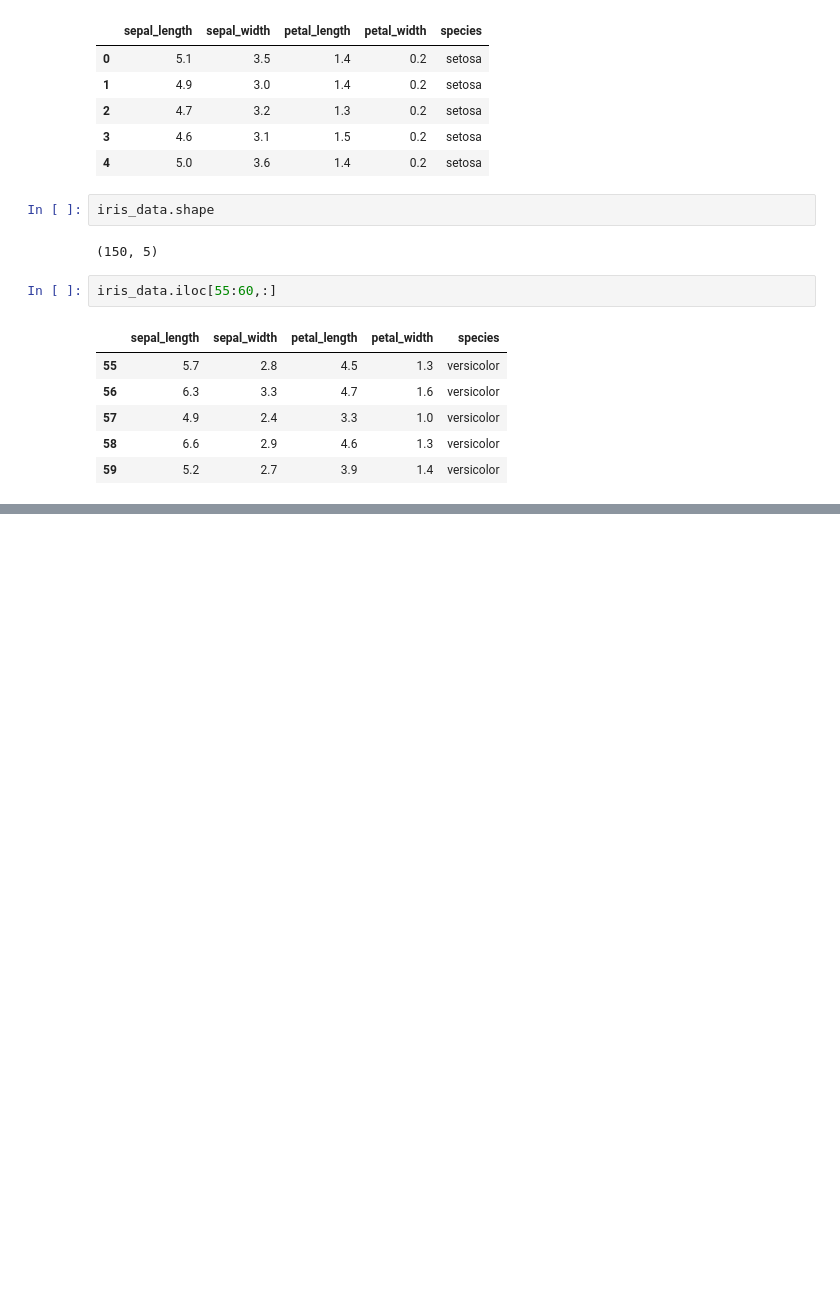
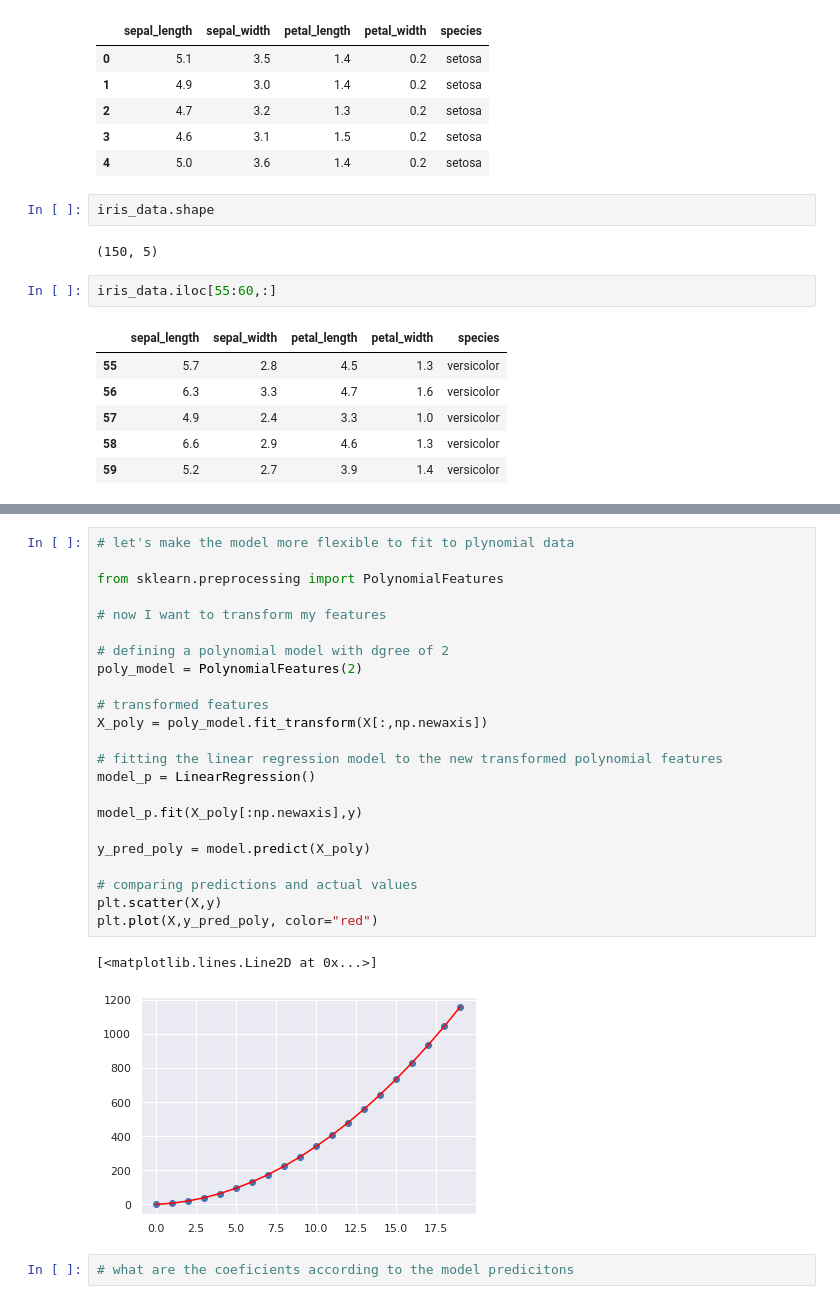
Before and after one commit to mirpouya/Machine-Learning-Intro, a Jupyter notebook: Machine_Learning_Intro.ipynb, the cells around one changed output, grey strips where cells are left out. Saved outputs shown, nothing was run; the diff lists cells and outputs as text; blank space fills up the shorter version.

```diff
--- a/Machine_Learning_Intro.ipynb
+++ b/Machine_Learning_Intro.ipynb
@@ -82,0 +116,28 @@ data.shape
+# %%
+# let's make the model more flexible to fit to plynomial data
+
+from sklearn.preprocessing import PolynomialFeatures
+
+# now I want to transform my features
+
+# defining a polynomial model with dgree of 2
+poly_model = PolynomialFeatures(2)
+
+# transformed features
+X_poly = poly_model.fit_transform(X[:,np.newaxis])
+
+# fitting the linear regression model to the new transformed polynomial features
+model_p = LinearRegression()
+
+model_p.fit(X_poly[:np.newaxis],y)
+
+y_pred_poly = model.predict(X_poly)
+
+# comparing predictions and actual values
+plt.scatter(X,y)
+plt.plot(X,y_pred_poly, color="red")
+# %% [output]
+[<matplotlib.lines.Line2D at 0x...>]
+[figure, added]
+# %%
+# what are the coeficients according to the model predicitons
```
Also changed, not shown: parts of 11 cells of this notebook.
